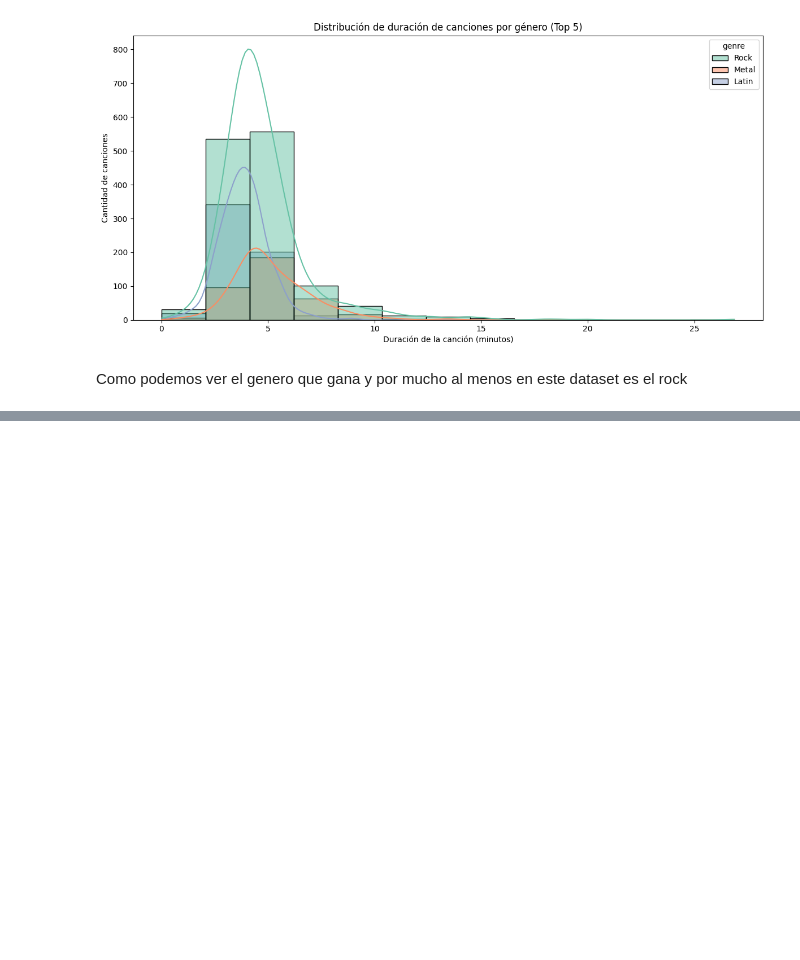
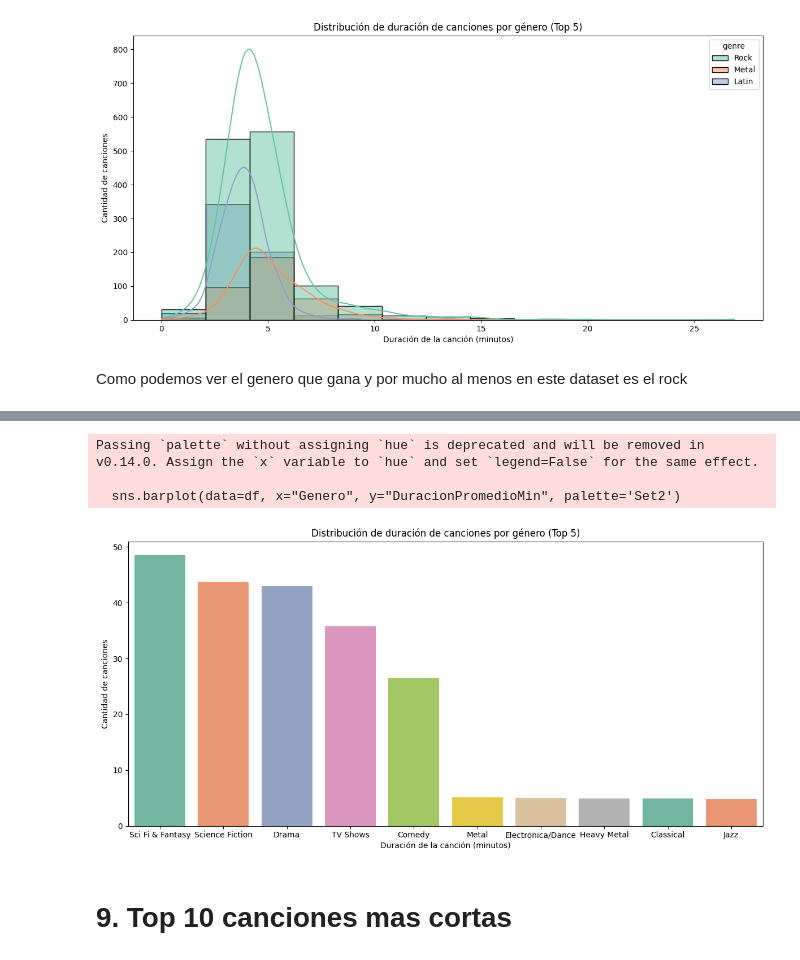
Before and after one commit to dantedrd/analisisdedatosactv4, a Jupyter notebook: analisismusicnotebook.ipynb, the cells around one changed output, grey strips where cells are left out. Saved outputs shown, nothing was run; the diff lists cells and outputs as text; code cells hidden in the pictures; blank space fills up the shorter version.

```diff
--- a/analisismusicnotebook.ipynb
+++ b/analisismusicnotebook.ipynb
@@ -232,0 +313,36 @@ Como podemos ver el genero que gana y por mucho al menos en este dataset es el r
+# %%
+#Se hace el query
+
+placeholders = ", ".join(f"'{g}'" for g in top_genres)
+query = f"""
+SELECT
+    g.Name AS Genero,
+    AVG(t.Milliseconds) / 60000.0 AS DuracionPromedioMin
+FROM
+    Genre g
+JOIN
+    Track t ON g.GenreId = t.GenreId
+GROUP BY
+    g.Name
+ORDER BY
+    DuracionPromedioMin DESC
+LIMIT 10;
+"""
+df = pd.read_sql(query, conexion)
+# %%
+
+plt.figure(figsize=(12, 6))
+sns.barplot(data=df, x="Genero", y="DuracionPromedioMin", palette='Set2')
+
+plt.title("Distribución de duración de canciones por género (Top 5)")
+plt.xlabel("Duración de la canción (minutos)")
+plt.ylabel("Cantidad de canciones")
+plt.tight_layout()
+plt.show()
+# %% [output]
+Passing `palette` without assigning `hue` is deprecated and will be removed in v0.14.0. Assign the `x` variable to `hue` and set `legend=False` for the same effect.
+
+  sns.barplot(data=df, x="Genero", y="DuracionPromedioMin", palette='Set2')
+[figure, added]
+# %% [markdown]
+# **9. Top 10 canciones mas cortas**
```
Also changed, not shown: parts of 18 cells of this notebook.
